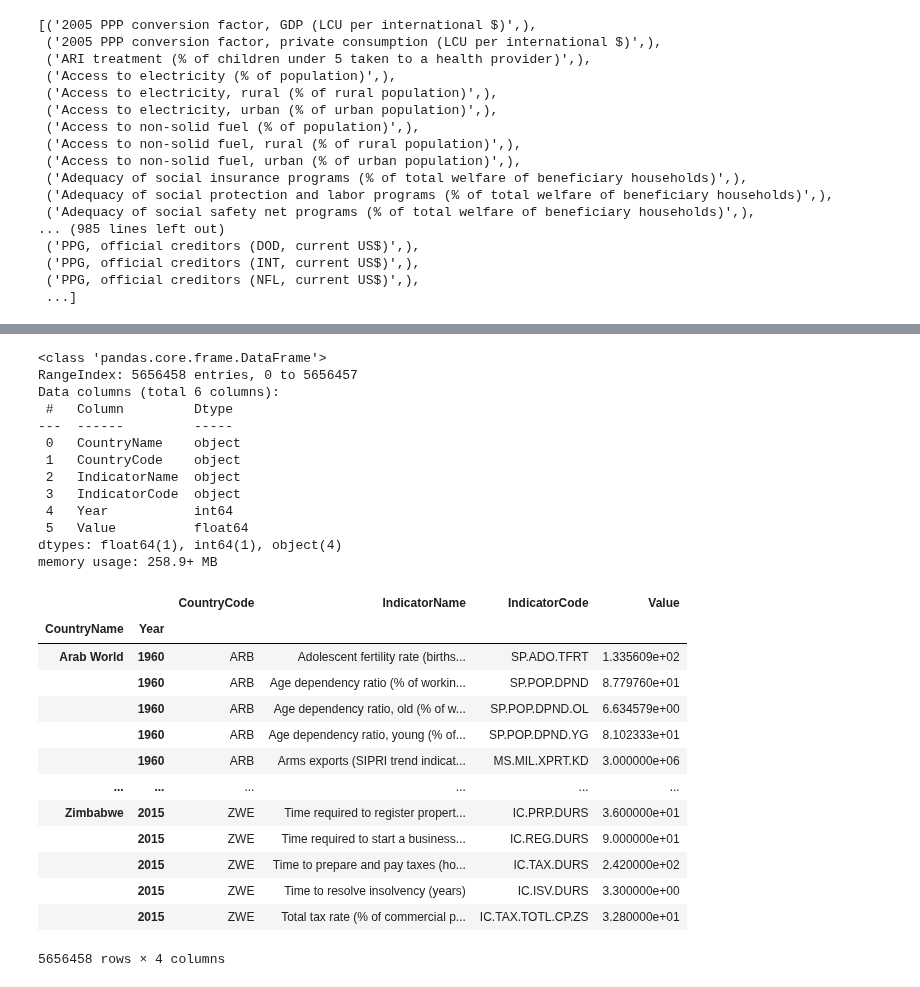
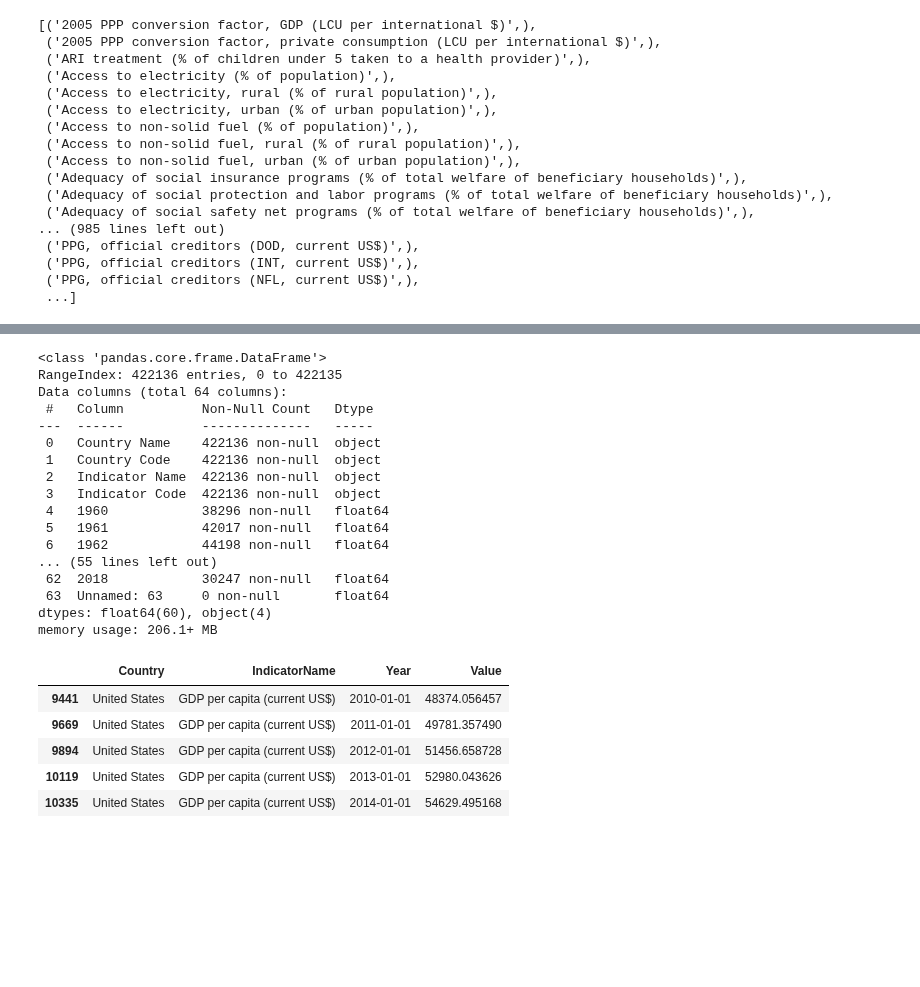
Before and after one commit to 281clo/World_Development_Mental_Health_Acquisition, a Jupyter notebook: Data_Preprocessing.ipynb, the cells around one changed output, grey strips where cells are left out. Drawn from its saved outputs; the diff is of its cells as text; code cells hidden in the pictures; blank space fills up the shorter version.

```diff
--- a/Data_Preprocessing.ipynb
+++ b/Data_Preprocessing.ipynb
@@ -148,33 +178,20 @@ accessdf
 # %%
-worlddf.info()
+datadf.info()
 # %% [output]
 <class 'pandas.core.frame.DataFrame'>
-RangeIndex: 5656458 entries, 0 to 5656457
-Data columns (total 6 columns):
- #   Column         Dtype
----  ------         -----
- 0   CountryName    object
- 1   CountryCode    object
- 2   IndicatorName  object
- 3   IndicatorCode  object
- 4   Year           int64
- 5   Value          float64
-dtypes: float64(1), int64(1), object(4)
-memory usage: 258.9+ MB
+RangeIndex: 422136 entries, 0 to 422135
+Data columns (total 64 columns):
+ #   Column          Non-Null Count   Dtype
+---  ------          --------------   -----
+ 0   Country Name    422136 non-null  object
+ 1   Country Code    422136 non-null  object
+ 2   Indicator Name  422136 non-null  object
+ 3   Indicator Code  422136 non-null  object
+ 4   1960            38296 non-null   float64
+ 5   1961            42017 non-null   float64
+ 6   1962            44198 non-null   float64
+... (55 lines left out)
+ 62  2018            30247 non-null   float64
+ 63  Unnamed: 63     0 non-null       float64
+dtypes: float64(60), object(4)
+memory usage: 206.1+ MB
-# %%
-worlddf.set_index(['CountryName', 'Year'])
-# %% [output]
-|  |  | CountryCode | IndicatorName | IndicatorCode | Value |
-| CountryName | Year |  |  |  |  |
-| Arab World | 1960 | ARB | Adolescent fertility rate (births... | SP.ADO.TFRT | 1.335609e+02 |
-|  | 1960 | ARB | Age dependency ratio (% of workin... | SP.POP.DPND | 8.779760e+01 |
-|  | 1960 | ARB | Age dependency ratio, old (% of w... | SP.POP.DPND.OL | 6.634579e+00 |
-|  | 1960 | ARB | Age dependency ratio, young (% of... | SP.POP.DPND.YG | 8.102333e+01 |
-|  | 1960 | ARB | Arms exports (SIPRI trend indicat... | MS.MIL.XPRT.KD | 3.000000e+06 |
-| ... | ... | ... | ... | ... | ... |
-| Zimbabwe | 2015 | ZWE | Time required to register propert... | IC.PRP.DURS | 3.600000e+01 |
-|  | 2015 | ZWE | Time required to start a business... | IC.REG.DURS | 9.000000e+01 |
-|  | 2015 | ZWE | Time to prepare and pay taxes (ho... | IC.TAX.DURS | 2.420000e+02 |
-|  | 2015 | ZWE | Time to resolve insolvency (years) | IC.ISV.DURS | 3.300000e+00 |
-|  | 2015 | ZWE | Total tax rate (% of commercial p... | IC.TAX.TOTL.CP.ZS | 3.280000e+01 |
-5656458 rows × 4 columns
@@ -180,0 +251,9 @@ worlddf.set_index(['CountryName', 'Year'])
+# %%
+accessdf[(accessdf['IndicatorName'] == 'GDP per capita (current US$)') & (accessdf['Country'] == 'United States')].tail()
+# %% [output]
+|  | Country | IndicatorName | Year | Value |
+| 9441 | United States | GDP per capita (current US$) | 2010-01-01 | 48374.056457 |
+| 9669 | United States | GDP per capita (current US$) | 2011-01-01 | 49781.357490 |
+| 9894 | United States | GDP per capita (current US$) | 2012-01-01 | 51456.658728 |
+| 10119 | United States | GDP per capita (current US$) | 2013-01-01 | 52980.043626 |
+| 10335 | United States | GDP per capita (current US$) | 2014-01-01 | 54629.495168 |
```
Also changed, not shown: parts of 21 cells of this notebook, 4 other files.
